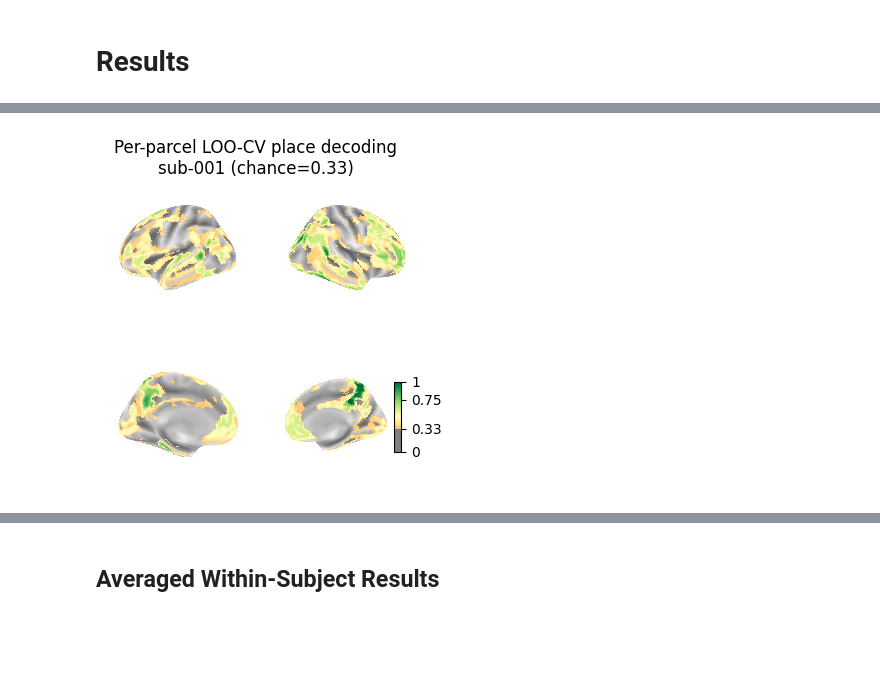
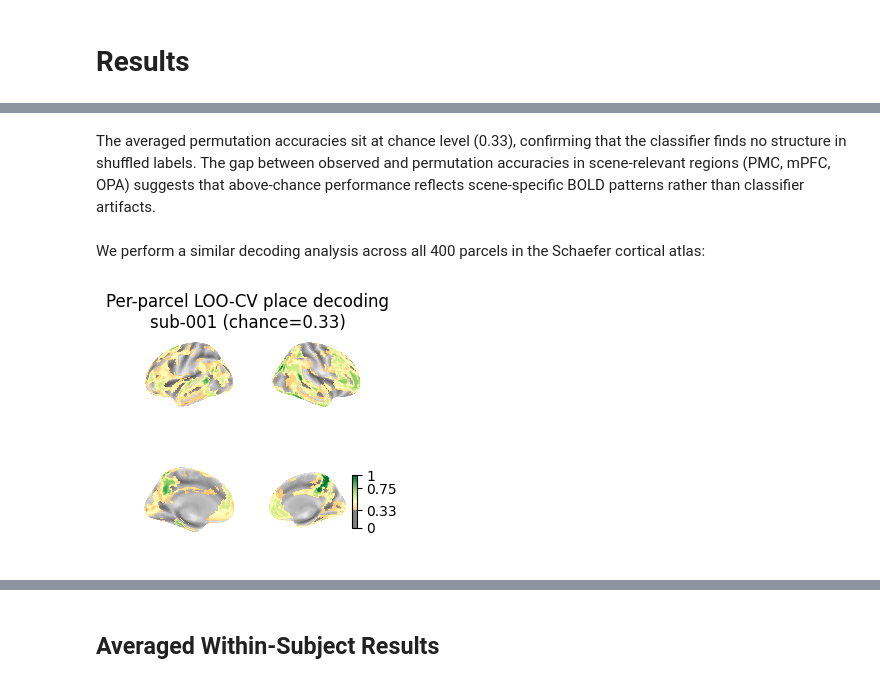
Before and after one commit to logflash/neu-scene-decoding, a Jupyter notebook: main.ipynb, the cells around one changed output, grey strips where cells are left out. Drawn from its saved outputs; the diff is of its cells as text; code cells hidden in the pictures; blank space fills up the shorter version.

```diff
--- a/main.ipynb
+++ b/main.ipynb
@@ -286,3 +299,32 @@ for roi, searches in roi_searches:
+# %%
+def parcel_to_group(lbl):
+    """
+    Convert a Schaefer parcel label to its corresponding network group.
+
+    Parameters:
+    ----------
+    lbl: str
+        Schaefer parcel label.
+
+    Return:
+    ------
+    group: str
+        Network group corresponding to the Schaefer parcel label.
+    """
+    lbl = re.sub(r'^17Networks_[LR]H_', '', lbl)
+    lbl = re.sub(r'_\d+$', '', lbl)
+    return lbl
+
+parcel_groups = {
+    idx: parcel_to_group(lbl)
+    for idx, lbl in parcel_labels.items()
+    if parcel_to_group(lbl) != 'Background'
+}
+
+# Group to list of parcel indices
+group_parcel_lists = {}
+for idx, g in parcel_groups.items():
+    group_parcel_lists.setdefault(g, []).append(idx)
 # %% [markdown]
 ## Single-Subject Scene Decoding
 # %% [markdown]
@@ -373,7 +543,7 @@ for sub_i in tunnel_subjects_filtered:
         print(
             f"{sub_i}  dur={stimulus_duration:.1f}s"
             f"  whole-brain={roi_accs['Whole Brain']:.2f}"
-            f"  PHC={roi_accs['PHC']:.2f}  Rsp={roi_accs['Rsp']:.2f}"
+            f"  PPA={roi_accs['PPA']:.2f}  RSC={roi_accs['RSC']:.2f}"
             f"  OPA={roi_accs['OPA']:.2f}  mPFC={roi_accs['mPFC']:.2f}"
             f"  AG={roi_accs['AG']:.2f}  PMC={roi_accs['PMC']:.2f}"
             f"  A1={roi_accs['A1']:.2f}  V1={roi_accs['V1']:.2f}  S1={roi_accs['S1']:.2f}"
@@ -404,13 +652,9 @@ if narratives_utils._VERBOSE:
+# %% [markdown]
+The averaged permutation accuracies sit at chance level (0.33), confirming that the classifier finds no structure in shuffled labels. The gap between observed and permutation accuracies in scene-relevant regions (PMC, mPFC, OPA) suggests that above-chance performance reflects scene-specific BOLD patterns rather than classifier artifacts.
+# %% [markdown]
+We perform a similar decoding analysis across all 400 parcels in the Schaefer cortical atlas:
 # %%
-import numpy as np
-import matplotlib.pyplot as plt
-from nilearn import datasets, plotting, surface
-from nilearn.image import new_img_like
-from sklearn.svm import LinearSVC
-from sklearn.pipeline import Pipeline
-from sklearn.preprocessing import StandardScaler
-
-# ── Subject to plot ───────────────────────────────────────────────────────────
+# Subject to plot
 surf_sub = tunnel_subjects_filtered[0]
 data_sub = narratives_utils.load_bold_masked(surf_sub, "tunnel", mni_mask, standardize=True)
 
@@ -420,7 +664,7 @@ pipe   = Pipeline([
     ("svm",    LinearSVC(max_iter=10000))
 ])
 
-# ── Per-parcel LOO-CV ─────────────────────────────────────────────────────────
+# Per-parcel LOO-CV
 parcel_acc = {}
 for parcel_idx in range(1, len(schaefer_labels) + 1):
     parcel_mask = (schaefer_data == parcel_idx) & mask_data
@@ -449,32 +693,32 @@ result_img = new_img_like(schaefer_img, result_vol)
 
 # ── Surface plot ──────────────────────────────────────────────────────────────
 fsaverage = datasets.fetch_surf_fsaverage('fsaverage5')
-fig = plt.figure(figsize=(4, 4))
+fig = plt.figure(figsize=(3, 3))
 fig.suptitle(
     f'Per-parcel LOO-CV place decoding\n{surf_sub} (chance={chance:.2f})',
     fontsize=12
 )
 for i, (hemi, view) in enumerate([
     ('left',  'lateral'),
     ('right', 'lateral'),
     ('left',  'medial'),
     ('right', 'medial'),
 ]):
     texture = surface.vol_to_surf(result_img, fsaverage[f'pial_{hemi}'])
     ax = fig.add_subplot(2, 2, i + 1, projection='3d')
     plotting.plot_surf_stat_map(
         fsaverage[f'infl_{hemi}'],
         texture,
         hemi=hemi,
         view=view,
         bg_map=fsaverage[f'sulc_{hemi}'],
         cmap='RdYlGn',
         vmax=1.0,
         threshold=chance,
         colorbar=(i == 3),
         symmetric_cbar=False,
         axes=ax,
     )
 plt.show()
 # %% [output]
-[figure, old version]
+[figure, new version]
```
Also changed, not shown: parts of 45 cells of this notebook, 1 other file.
